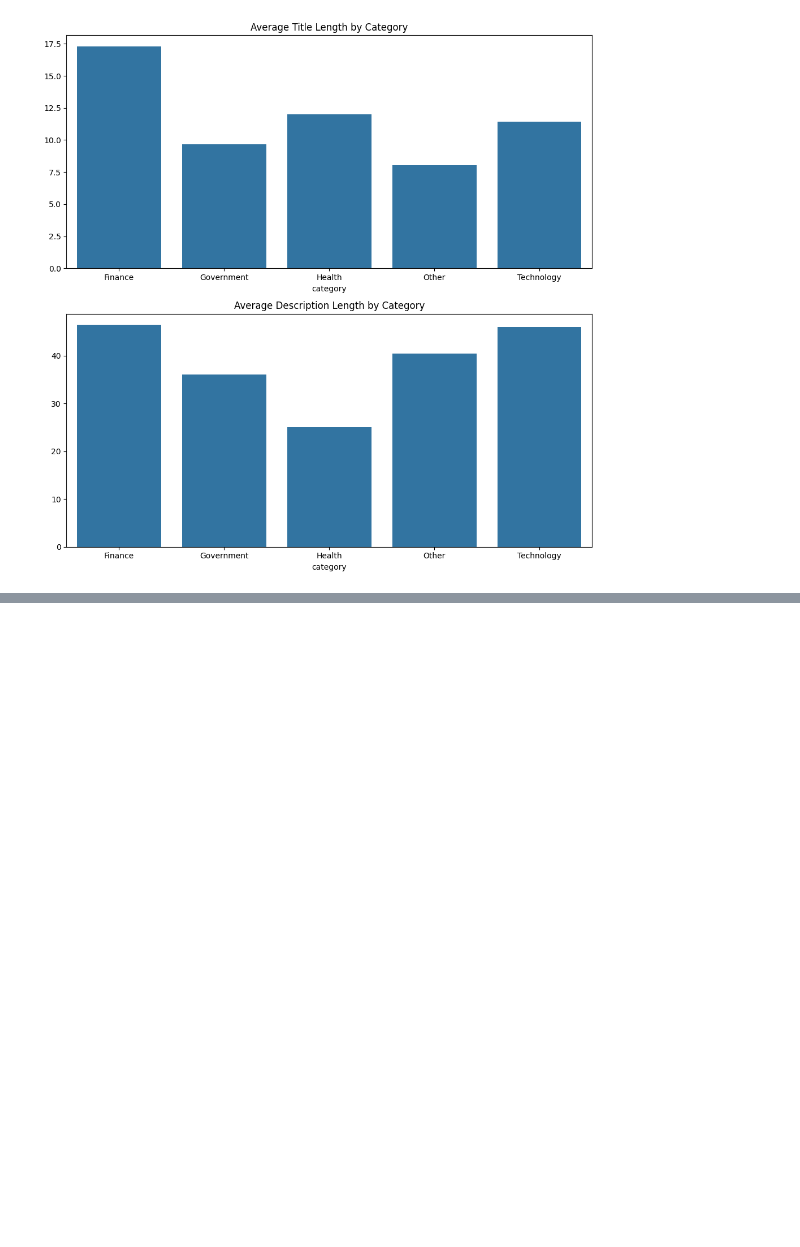
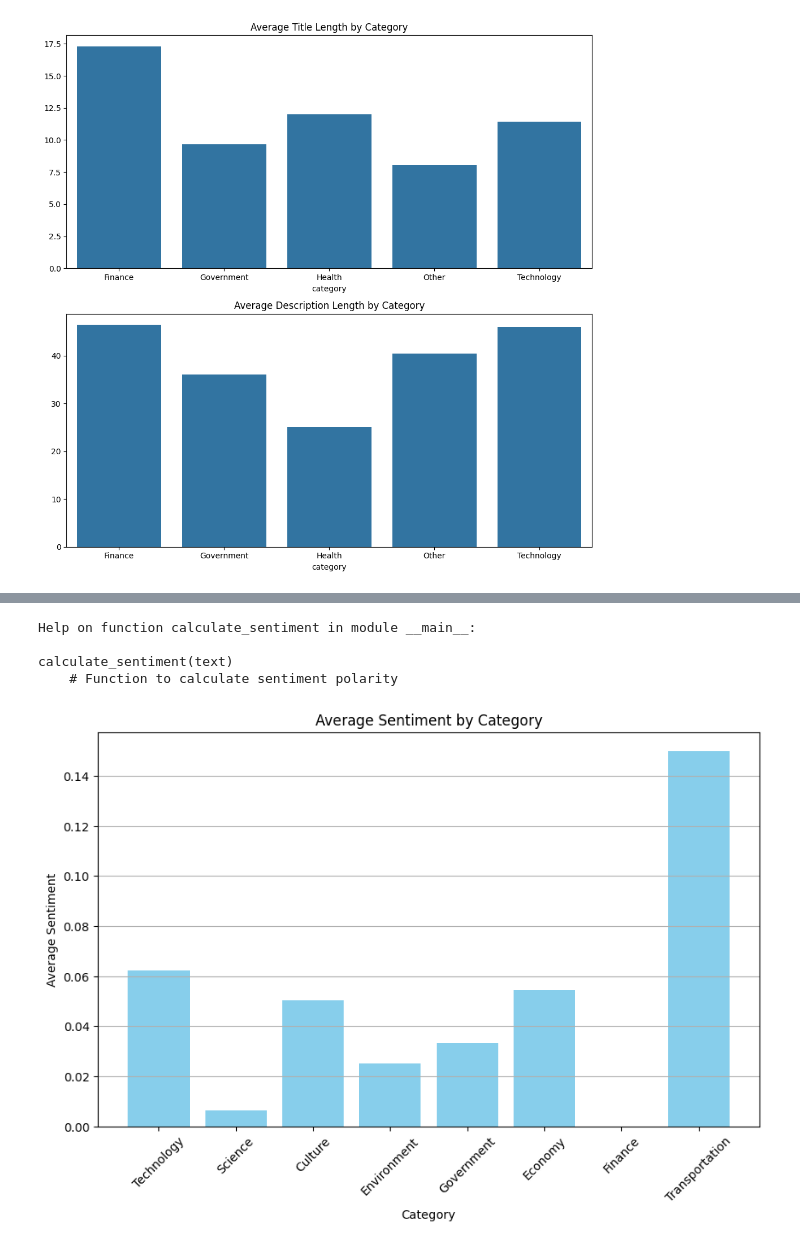
Before and after one commit to Jhonnatan7br/Impact-of-AI-in-organizations, a Jupyter notebook: 3. Data_experiments/2_FRgov.ipynb, the cells around one changed output, grey strips where cells are left out. Saved outputs shown, nothing was run; the diff lists cells and outputs as text; code cells hidden in the pictures; blank space fills up the shorter version.

```diff
--- a/3. Data_experiments/2_FRgov.ipynb
+++ b/3. Data_experiments/2_FRgov.ipynb
@@ -105,3 +103,17 @@ plt.tight_layout()
 plt.show()
 # %% [output]
 [figure]
+# %%
+df = news
+# Ensure that the 'Abstract' column does not contain NaN values
+df = df.dropna(subset=['description'])
+# %%
+# Function to calculate sentiment polarity
+def calculate_sentiment(text):
+    return TextBlob(text).sentiment.polarity
+
+# Apply the function to each abstract
+df['Sentiment'] = df['description'].apply(calculate_sentiment)
+# Aggregate Insights: Overall sentiment
+average_sentiment = df['Sentiment'].mean()
+print(f"Overall Sentiment: {average_sentiment:.2f}")
@@ -107,0 +138,59 @@ plt.show()
+# %%
+help(calculate_sentiment)
+# %% [output]
+Help on function calculate_sentiment in module __main__:
+
+calculate_sentiment(text)
+    # Function to calculate sentiment polarity
+# %%
+import pandas as pd
+from collections import defaultdict
+import matplotlib.pyplot as plt
+
+# Define categories and their associated keywords
+categories = {
+    'Finance': ['finance', 'économie', 'budget', 'fiscal'],
+    'Technology': ['numérique', 'technologie', 'innovation', 'digital'],
+    'Government': ['gouvernement', 'politique', 'législation', 'régulation'],
+    'Environment': ['environnement', 'climat', 'durable', 'écologie'],
+    'Economy': ['économique', 'croissance', 'chômage', 'inflation'],
+    'Culture': ['culture', 'art', 'tradition', 'littérature'],
+    'Science': ['science', 'recherche', 'découverte', 'technologie'],
+    'Transportation': ['transport', 'véhicule', 'infrastructure', 'public'],
+}
+
+# Initialize a dictionary to hold sentiment sums and article counts for each category
+category_sentiments = defaultdict(lambda: {'sentiment_sum': 0, 'article_count': 0})
+
+for _, row in df.iterrows():
+    article_categories = set()  # To keep track of categories each article belongs to
+    combined_text = (row['title'] + " " + row['description']).lower()
+
+    # Determine the article's categories based on keywords
+    for category, keywords in categories.items():
+        if any(keyword in combined_text for keyword in keywords):
+            article_categories.add(category)
+
+    # Update sentiment sums and article counts for the categories the article belongs to
+    for category in article_categories:
+        category_sentiments[category]['sentiment_sum'] += row['Sentiment']
+        category_sentiments[category]['article_count'] += 1
+
+# Calculate average sentiment per category
+average_sentiments = {category: details['sentiment_sum'] / details['article_count']
+                      for category, details in category_sentiments.items() if details['article_count'] > 0}
+
+# Convert to DataFrame for plotting
+average_sentiments_df = pd.DataFrame(list(average_sentiments.items()), columns=['Category', 'Average Sentiment'])
+
+# Plotting
+plt.figure(figsize=(10, 6))
+plt.bar(average_sentiments_df['Category'], average_sentiments_df['Average Sentiment'], color='skyblue')
+plt.title('Average Sentiment by Category')
+plt.xlabel('Category')
+plt.ylabel('Average Sentiment')
+plt.xticks(rotation=45)
+plt.grid(axis='y')
+plt.show()
+# %% [output]
+[figure, added]
```
Also changed, not shown: parts of 5 cells of this notebook, 3 other files.
